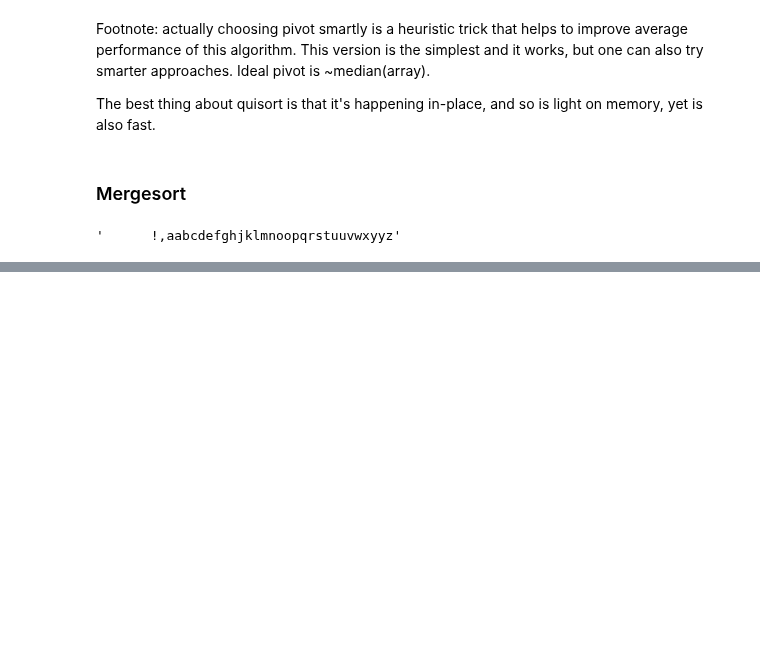
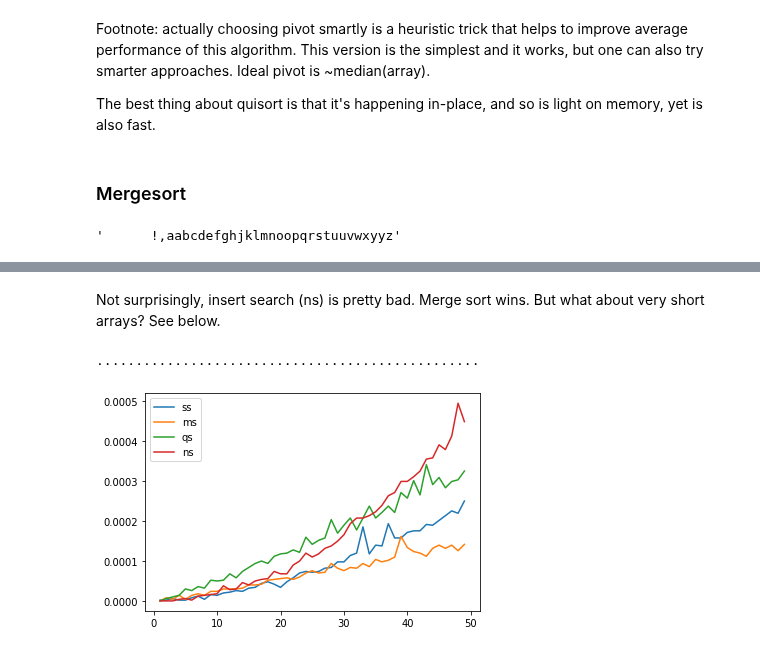
Before and after one commit to khakhalin/Sketches, a Jupyter notebook: classic/sorting_algos.ipynb, the cells around one changed output, grey strips where cells are left out. Drawn from its saved outputs; the diff is of its cells as text; code cells hidden in the pictures; blank space fills up the shorter version.

```diff
--- a/classic/sorting_algos.ipynb
+++ b/classic/sorting_algos.ipynb
@@ -116,0 +136,9 @@ plt.legend(['ss','ms','qs']);
+# %% [markdown]
+Not surprisingly, insert search (ns) is pretty bad. Merge sort wins. But what about very short arrays? See below.
+# %%
+x,y = tester(500,1,50,1)
+plt.plot(x,y);
+plt.legend(['ss','ms','qs','ns']);
+# %% [output]
+.................................................
+[figure, added]
```
Also changed, not shown: parts of 9 cells of this notebook, 2 other files.
